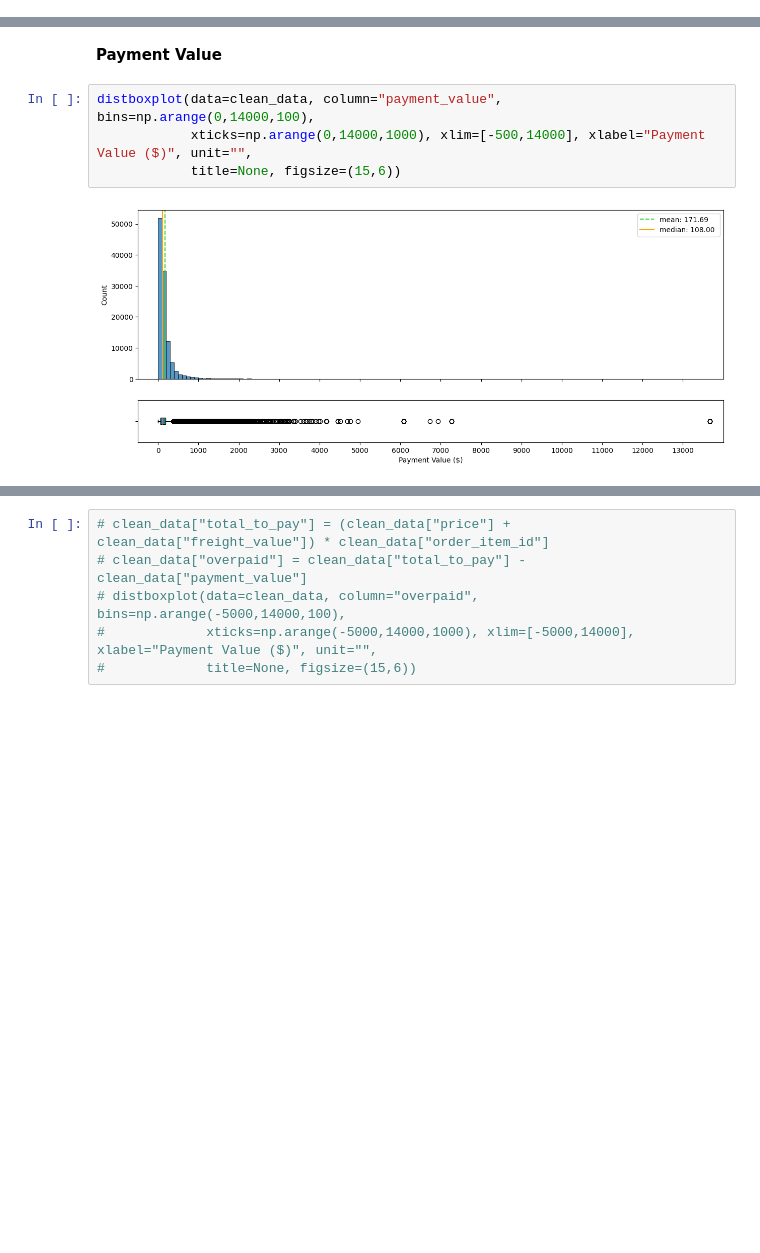
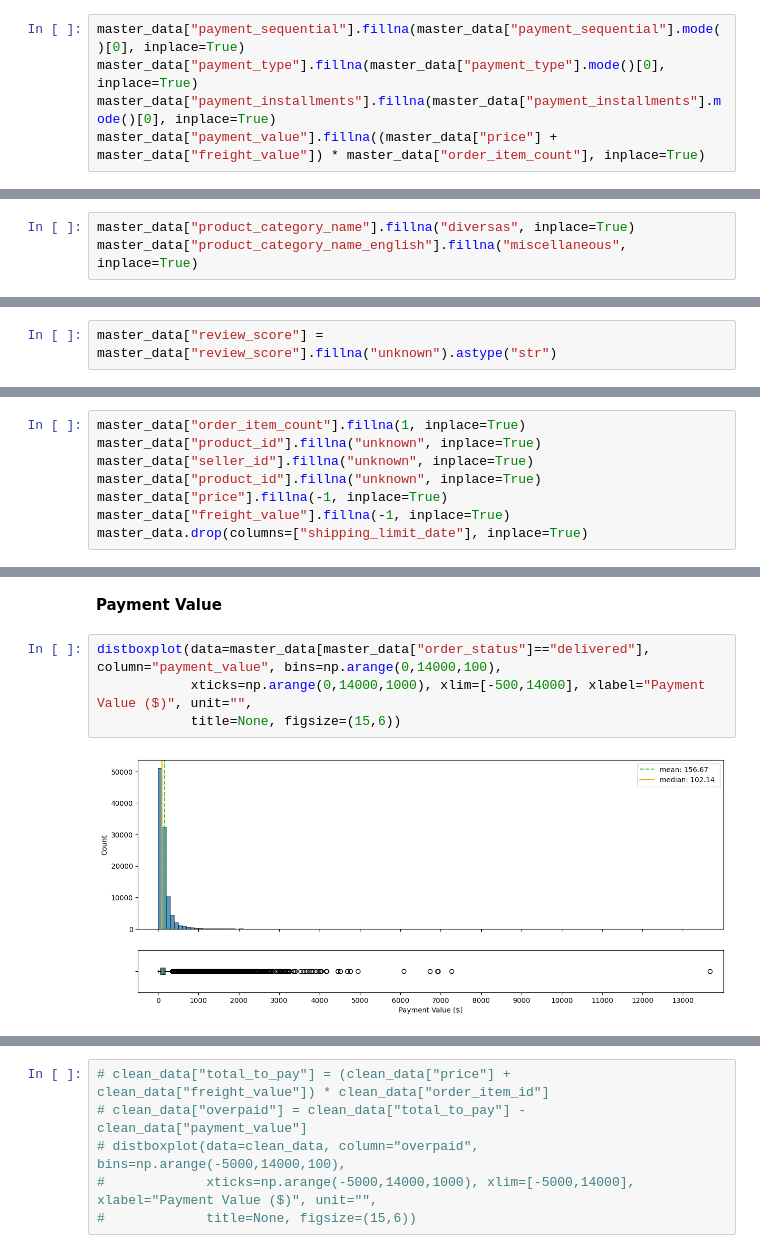
Before and after one commit to aridiawan/ecommerce-analysis, a Jupyter notebook: notebooks/1.0.2-data-preparation.ipynb, the cells around one changed output, grey strips where cells are left out. Drawn from its saved outputs; the diff is of its cells as text; blank space fills up the shorter version.

Commit message:
update master_data

```diff
--- a/notebooks/1.0.2-data-preparation.ipynb
+++ b/notebooks/1.0.2-data-preparation.ipynb
@@ -517,0 +517,5 @@ skim(clean_data, "master_data_dropna")
+# %%
+master_data["payment_sequential"].fillna(master_data["payment_sequential"].mode()[0], inplace=True)
+master_data["payment_type"].fillna(master_data["payment_type"].mode()[0], inplace=True)
+master_data["payment_installments"].fillna(master_data["payment_installments"].mode()[0], inplace=True)
+master_data["payment_value"].fillna((master_data["price"] + master_data["freight_value"]) * master_data["order_item_count"], inplace=True)
@@ -517,0 +534,3 @@ skim(clean_data, "master_data_dropna")
+# %%
+master_data["product_category_name"].fillna("diversas", inplace=True)
+master_data["product_category_name_english"].fillna("miscellaneous", inplace=True)
@@ -517,0 +539,2 @@ skim(clean_data, "master_data_dropna")
+# %%
+master_data["review_score"] = master_data["review_score"].fillna("unknown").astype("str")
@@ -517,0 +543,8 @@ skim(clean_data, "master_data_dropna")
+# %%
+master_data["order_item_count"].fillna(1, inplace=True)
+master_data["product_id"].fillna("unknown", inplace=True)
+master_data["seller_id"].fillna("unknown", inplace=True)
+master_data["product_id"].fillna("unknown", inplace=True)
+master_data["price"].fillna(-1, inplace=True)
+master_data["freight_value"].fillna(-1, inplace=True)
+master_data.drop(columns=["shipping_limit_date"], inplace=True)
@@ -616,9 +778,9 @@ clean_data[clean_data["freight_value"]>250][["product_category_name_english", "o
 # %% [markdown]
 **Payment Value**
 # %%
-distboxplot(data=clean_data, column="payment_value", bins=np.arange(0,14000,100),
+distboxplot(data=master_data[master_data["order_status"]=="delivered"], column="payment_value", bins=np.arange(0,14000,100),
             xticks=np.arange(0,14000,1000), xlim=[-500,14000], xlabel="Payment Value ($)", unit="",
             title=None, figsize=(15,6))
 # %% [output]
-[figure, old version]
+[figure, new version]
 # %%
```
Also changed, not shown: parts of 57 cells of this notebook, 1 other file.
